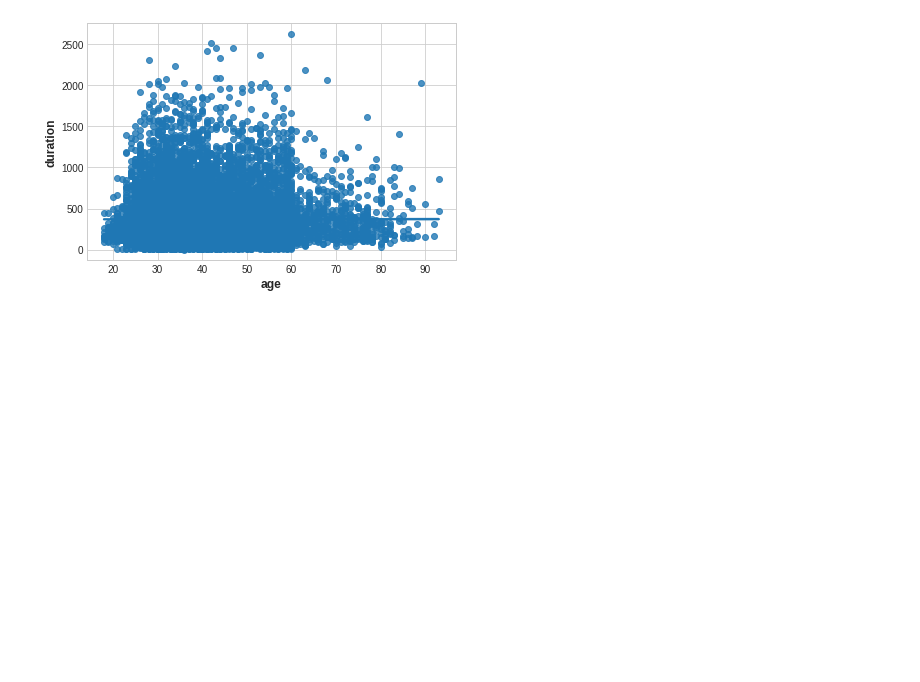
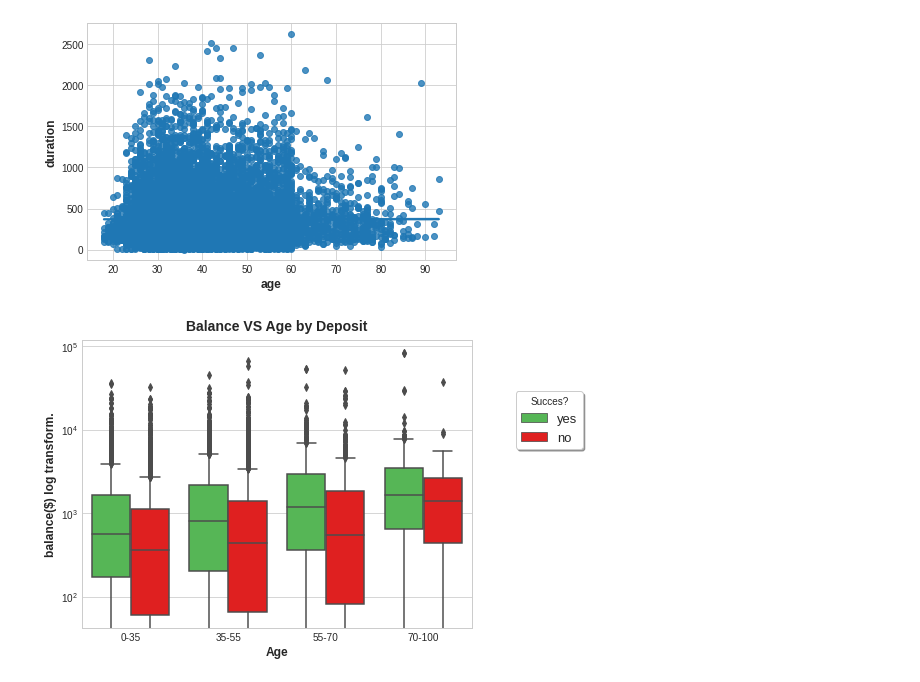
Before and after one commit to masete/Bank-Credit-Analysis, a Jupyter notebook: eda.ipynb, the cells around one changed output. Drawn from its saved outputs; the diff is of its cells as text; code cells hidden in the pictures; blank space fills up the shorter version.

Commit message:
age and deposit

```diff
--- a/eda.ipynb
+++ b/eda.ipynb
@@ -503,3 +503,19 @@ sns.regplot(x='age',y='duration', data=df)
 plt.show()
 # %% [output]
 [figure]
+# %%
+df["age_cut"] = pd.cut(df['age'], bins=[0, 35, 55, 70, float('Inf')], labels=['0-35', '35-55', '55-70', '70-100'])
+# %%
+palette = {'yes':'green', 'no':'red'}
+palette = {'yes':'#46C646', 'no':'#FF0000'}
+
+plt.figure(figsize=(8,5))
+sns.boxplot(x='age_cut', y='balance', hue='deposit', data=df, palette=palette)
+plt.ylabel('balance($) log transform.')
+plt.xlabel('Age')
+plt.title('Balance VS Age by Deposit')
+plt.yscale('log')
+plt.legend(bbox_to_anchor=(1.3, 0.6), title='Succes?', loc = 'lower right', fontsize=13, fancybox=True, shadow=True, frameon=True)
+plt.show()
+# %% [output]
+[figure, added]
```
